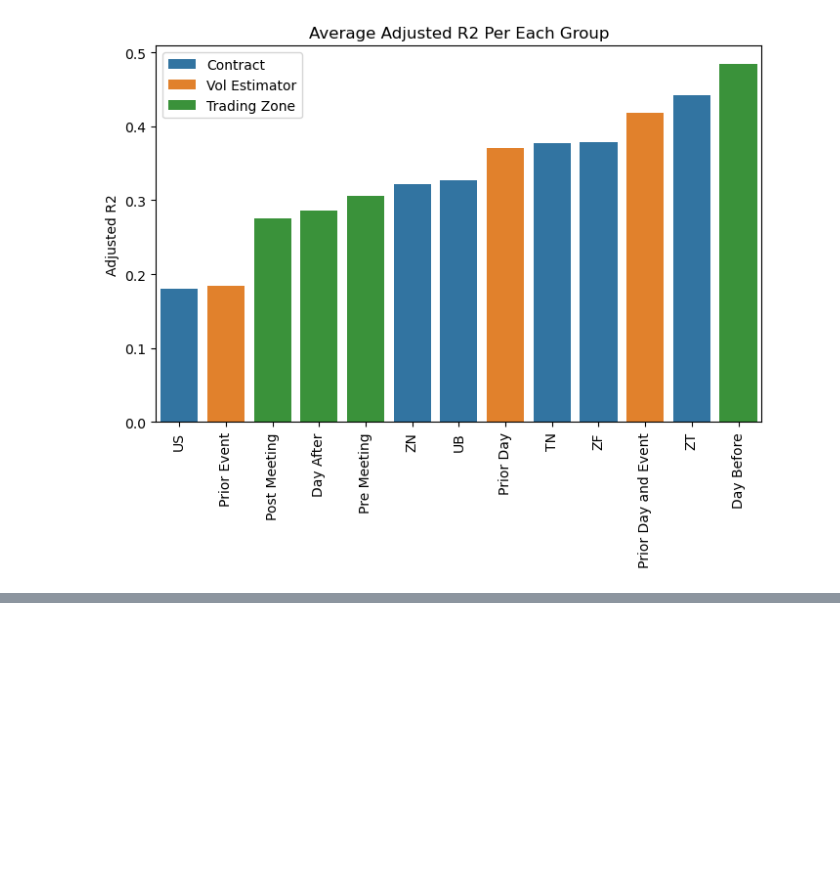
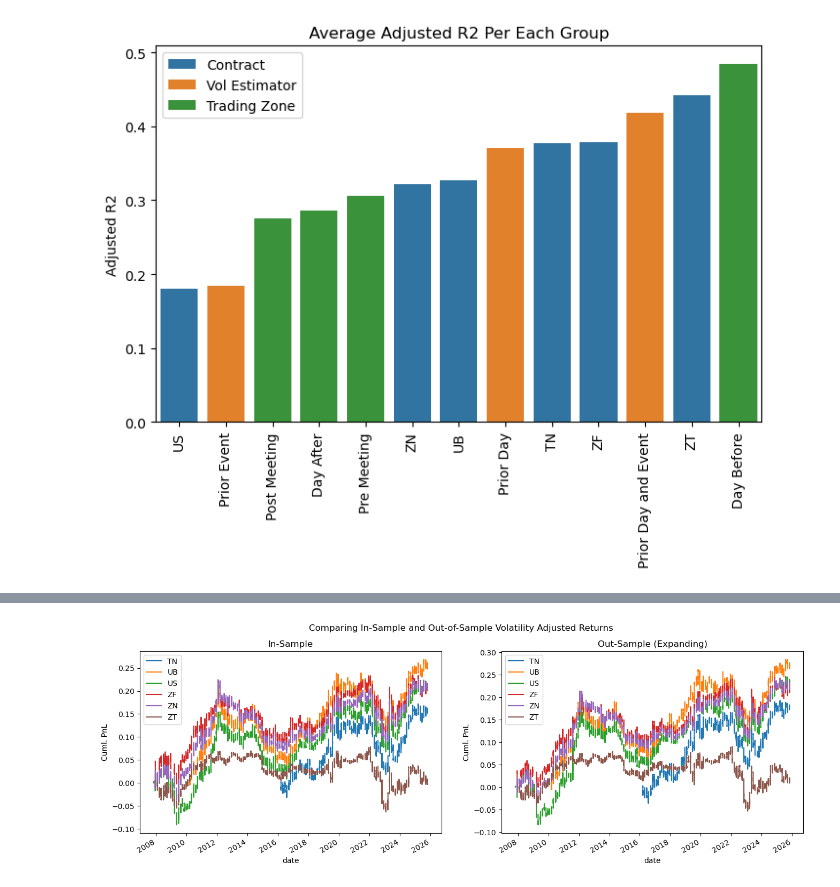
Before and after one commit to diegodalvarez/FOMCDrift, a Jupyter notebook: notebook/2GeneralizedBacktestApproach.ipynb, the cells around one changed output, grey strips where cells are left out. Drawn from its saved outputs; the diff is of its cells as text; code cells hidden in the pictures; blank space fills up the shorter version.

```diff
--- a/notebook/2GeneralizedBacktestApproach.ipynb
+++ b/notebook/2GeneralizedBacktestApproach.ipynb
@@ -50,7 +53,12 @@ tmp_renamer = {
     "vol_type": "Vol Estimator",
     "ticker"  : "Contract"}
 
-replacer = {**day_renamer, **zone_renamer, **sample_renamer, **param_renamer, **vol_renamer, **tmp_renamer}
+sample_renamer_ = {
+    "in_sample" : "In-Sample",
+    "out_sample": "Out-Sample",
+    "train_test": "Train-Test"}
+
+replacer = {**day_renamer, **zone_renamer, **sample_renamer, **param_renamer, **vol_renamer, **tmp_renamer, **sample_renamer_}
 # %% [markdown]
 # Calculating the backtest
 # %% [markdown]
@@ -668,0 +413,33 @@ plt.show()
+# %%
+vol_path = os.path.join(data_path, "VolatilityNormalizedReturns")
+files    = ["InSample", "OutSample"]
+paths    = [os.path.join(vol_path, file + ".parquet") for file in files]
+
+df_normalized = (pd
+    .read_parquet(path = paths)
+    .loc[lambda x: x.vol_type == "combined"])
+# %%
+vol_samples = df_normalized.vol_sample.drop_duplicates().sort_values().to_list()
+
+renamer = {
+    "is": "In-Sample",
+    "os": "Out-Sample (Expanding)"}
+
+fig, axes   = plt.subplots(ncols = len(vol_samples), figsize = (16,5))
+
+for vol_sample, ax in zip(vol_samples, axes.flatten()):
+
+    (df_normalized
+        .loc[lambda x: x.vol_sample == vol_sample]
+        .rename(columns = {"ticker": ""})
+        .pivot(index = "date", columns = "", values = "vol_rtn")
+        .cumsum()
+        .plot(
+            ax     = ax,
+            title  = renamer[vol_sample],
+            ylabel = "Cuml. PnL"))
+
+fig.suptitle("Comparing In-Sample and Out-of-Sample Volatility Adjusted Returns")
+plt.show()
+# %% [output]
+[figure, added]
```
Also changed, not shown: parts of 47 cells of this notebook, 4 other files.
